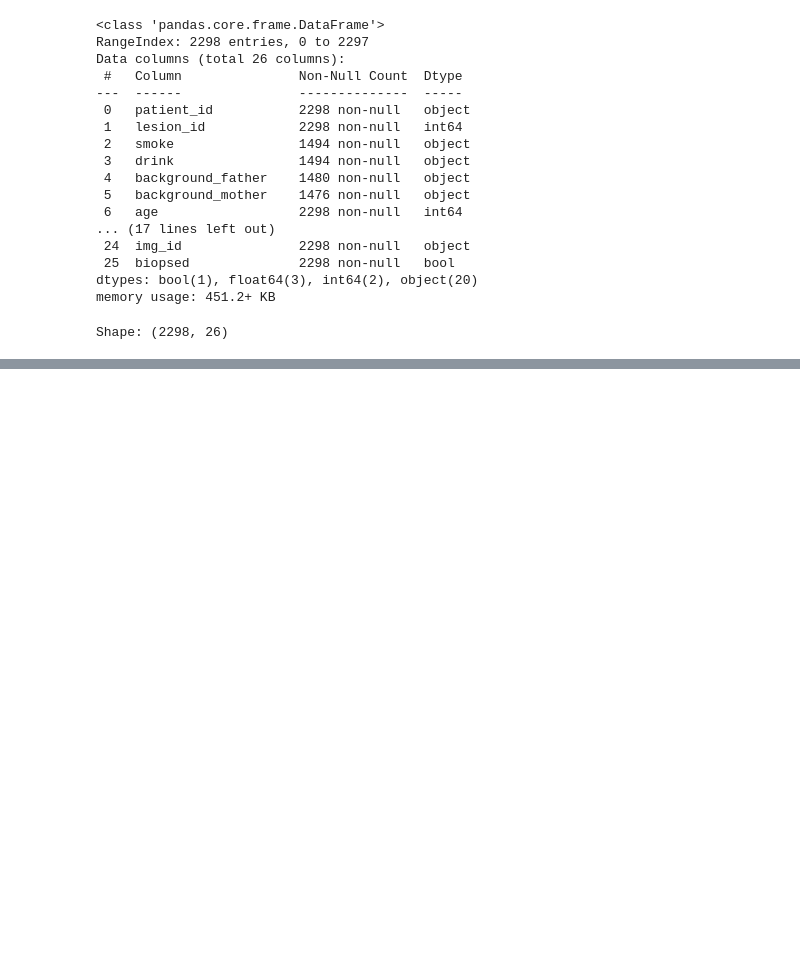
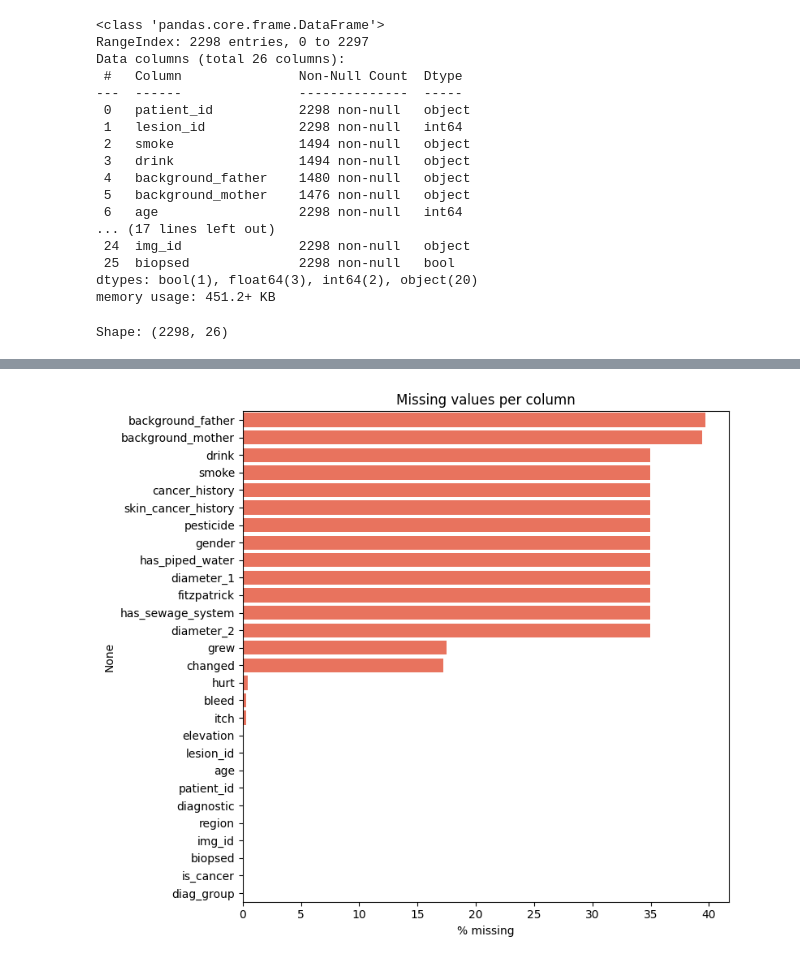
Before and after one commit to Krishnendu-PV/PG-Group-3---Multimodal-Skin-Lesion-Classification-Skin-Cancer-Detection-, a Jupyter notebook: src-code/EDA.ipynb, the cells around one changed output, grey strips where cells are left out. Cells and saved outputs as stored; diff of their text form; code cells hidden in the pictures; blank space fills up the shorter version.

```diff
--- a/src-code/EDA.ipynb
+++ b/src-code/EDA.ipynb
@@ -85,0 +157,25 @@ pd.DataFrame({})
+# %%
+#Standardize values
+
+df = df.replace({"UNK": np.nan, "unk":np.nan, "": np.nan})
+
+bool_cols = ["smoke","drink","pesticide","skin_cancer_history","cancer_history","has_piped_water",
+             "has_sewage_system","itch","grew","hurt","changed","bleed","elevation","biopsed"]
+
+for c in bool_cols:
+    df[c] = (df[c].astype(str).str.upper().map({"TRUE": 1, "FALSE": 0, "1": 1, "0": 0, "1.0" : 1, "0.0" : 0}))
+
+#Name and  numeric type
+
+df= df.rename (columns={"fitspatrick": "fitzpatrick"})
+for c in ["age", "fitzpatrick","diameter_1","diameter_2"]:
+    df[c] = pd.to_numeric(df[c], errors="coerce")
+
+#Target grouping
+malignant = ["BCC", "SCC", "MEL"]
+df["is_cancer"] = df["diagnostic"].isin(malignant).astype(int)
+df["diag_group"] = np.where(df["is_cancer"] == 1, "Malignant", "Benign")
+
+cat_cols = ["gender", "region", "background_father", "background_mother"]
+num_cols = ["age", "diameter_1", "diameter_2", "fitzpatrick"]
+df.dtypes
@@ -85,0 +200,9 @@ pd.DataFrame({})
+# %%
+#missing values
+miss = (df.isna().mean() * 100).sort_values(ascending=False)
+plt.figure(figsize=(8, 7))
+sns.barplot(x=miss.values, y=miss.index, color="tomato")
+plt.xlabel("% missing"); plt.title("Missing values per column")
+plt.tight_layout(); plt.show()
+# %% [output]
+[figure, added]
```
Also changed, not shown: parts of 11 cells of this notebook.
